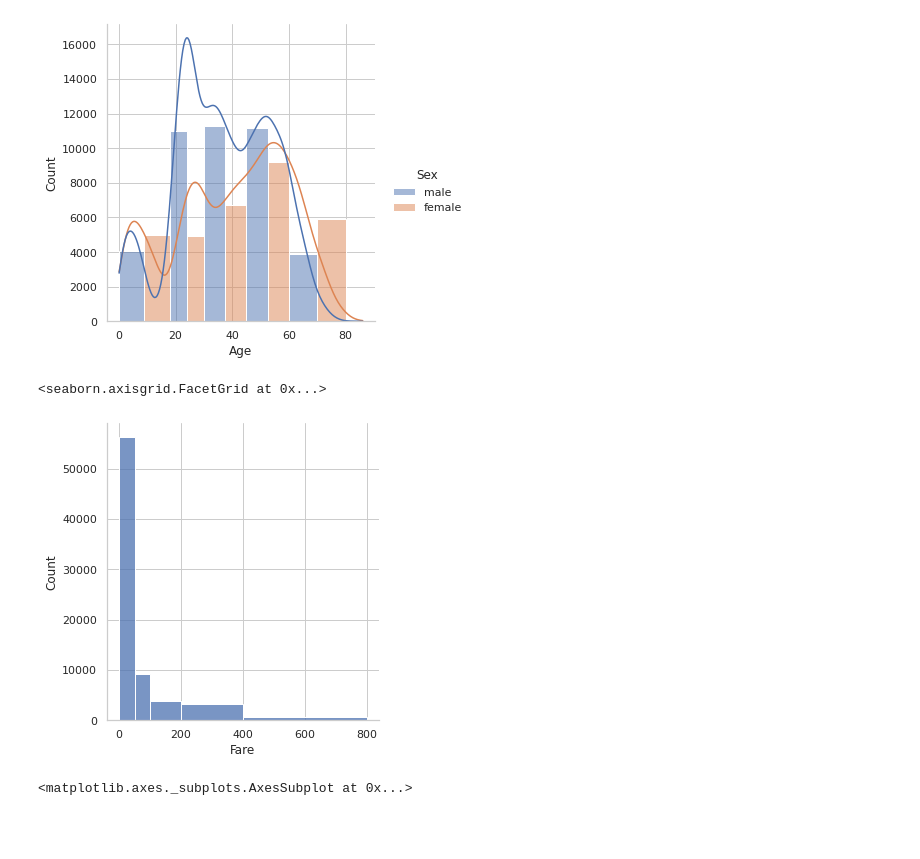
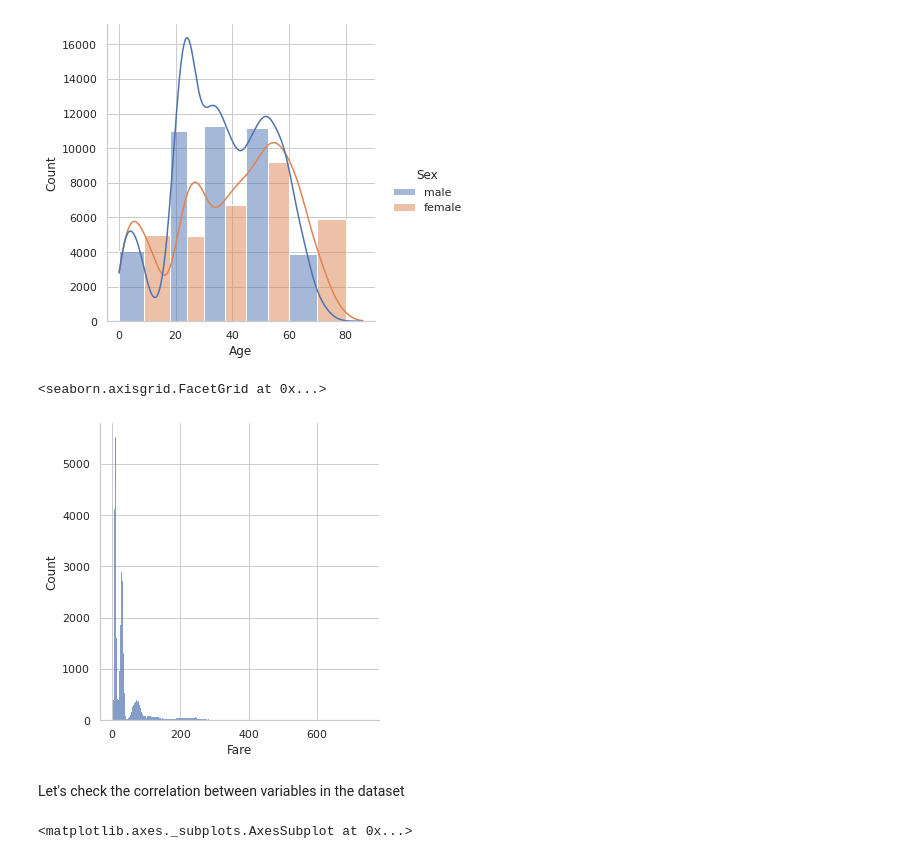
Before and after one commit to McReader/ml-intro, a Jupyter notebook: 2_data_exploration/eda.ipynb, the cells around one changed output. Saved outputs shown, nothing was run; the diff lists cells and outputs as text; code cells hidden in the pictures; blank space fills up the shorter version.

```diff
--- a/2_data_exploration/eda.ipynb
+++ b/2_data_exploration/eda.ipynb
@@ -127,8 +129,10 @@ sns.displot(titanic_data, x="Age", hue="Sex", multiple="dodge", kde=True, bins=[
 <seaborn.axisgrid.FacetGrid at 0x...>
 [figure]
 # %%
-sns.displot(titanic_data, x="Fare", bins=[0, 50, 100, 200, 400, 800])
+sns.displot(titanic_data, x="Fare")
 # %% [output]
 <seaborn.axisgrid.FacetGrid at 0x...>
-[figure, old version]
+[figure, new version]
+# %% [markdown]
+Let's check the correlation between variables in the dataset
 # %%
```
Also changed, not shown: parts of 10 cells of this notebook.
